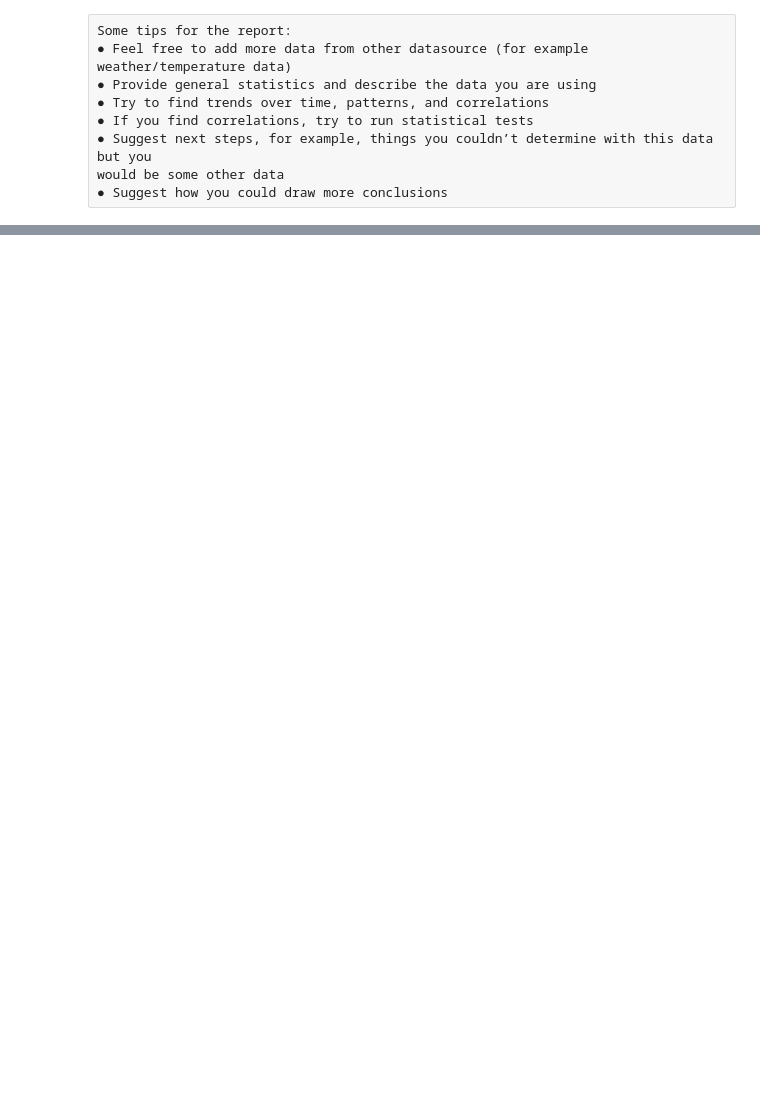
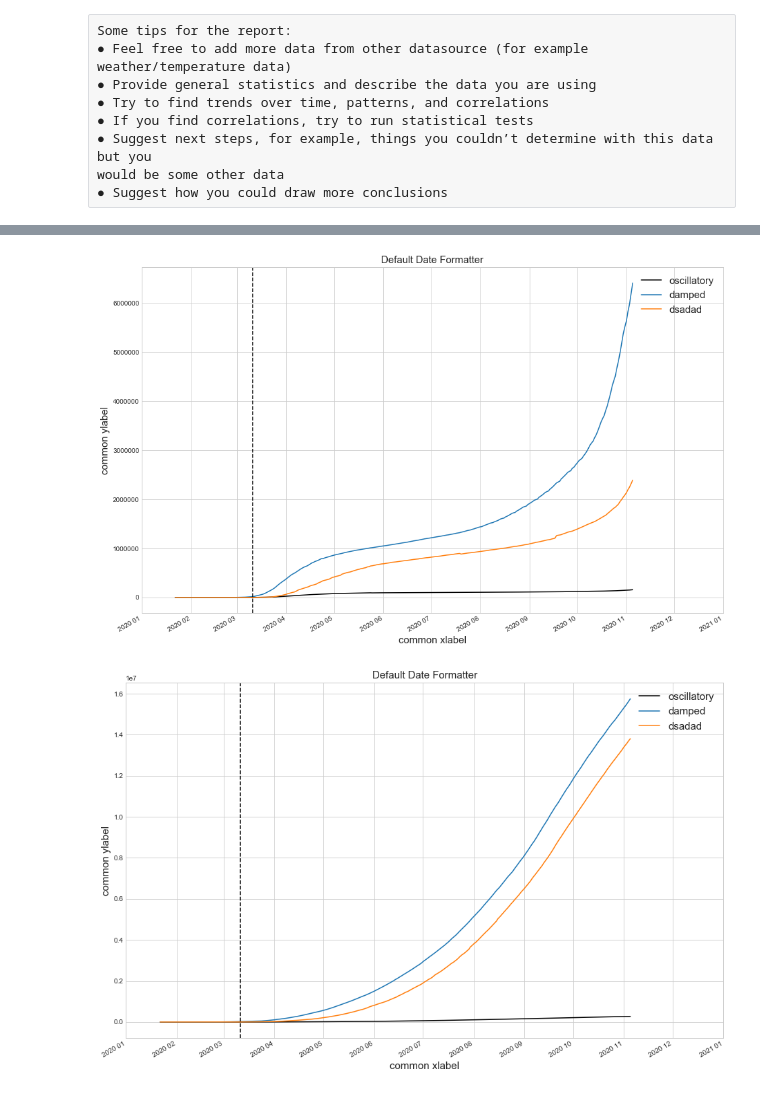
Before and after one commit to nbuzzano/challenge-01, a Jupyter notebook: assessment03/notebooks/covid-analysis.ipynb, the cells around one changed output, grey strips where cells are left out. Saved outputs shown, nothing was run; the diff lists cells and outputs as text; code cells hidden in the pictures; blank space fills up the shorter version.

```diff
--- a/assessment03/notebooks/covid-analysis.ipynb
+++ b/assessment03/notebooks/covid-analysis.ipynb
@@ -13,0 +140,12 @@ from covid_api import CovidAPI
+# %%
+for c in list(set(df.continent_code.dropna())):
+    df_c = df[df.continent_code == c]
+    covid_by_date = df_c.groupby('date').sum()
+    covid_deaths = covid_by_date.deaths
+    covid_confirmed = covid_by_date.confirmed
+    covid_recovered = covid_by_date.recovered
+
+    covid_lineplot(covid_deaths, covid_confirmed, covid_recovered)
+# %% [output]
+[figure, added]
+[figure, added]
```
Also changed, not shown: parts of 29 cells of this notebook, 4 other files.
